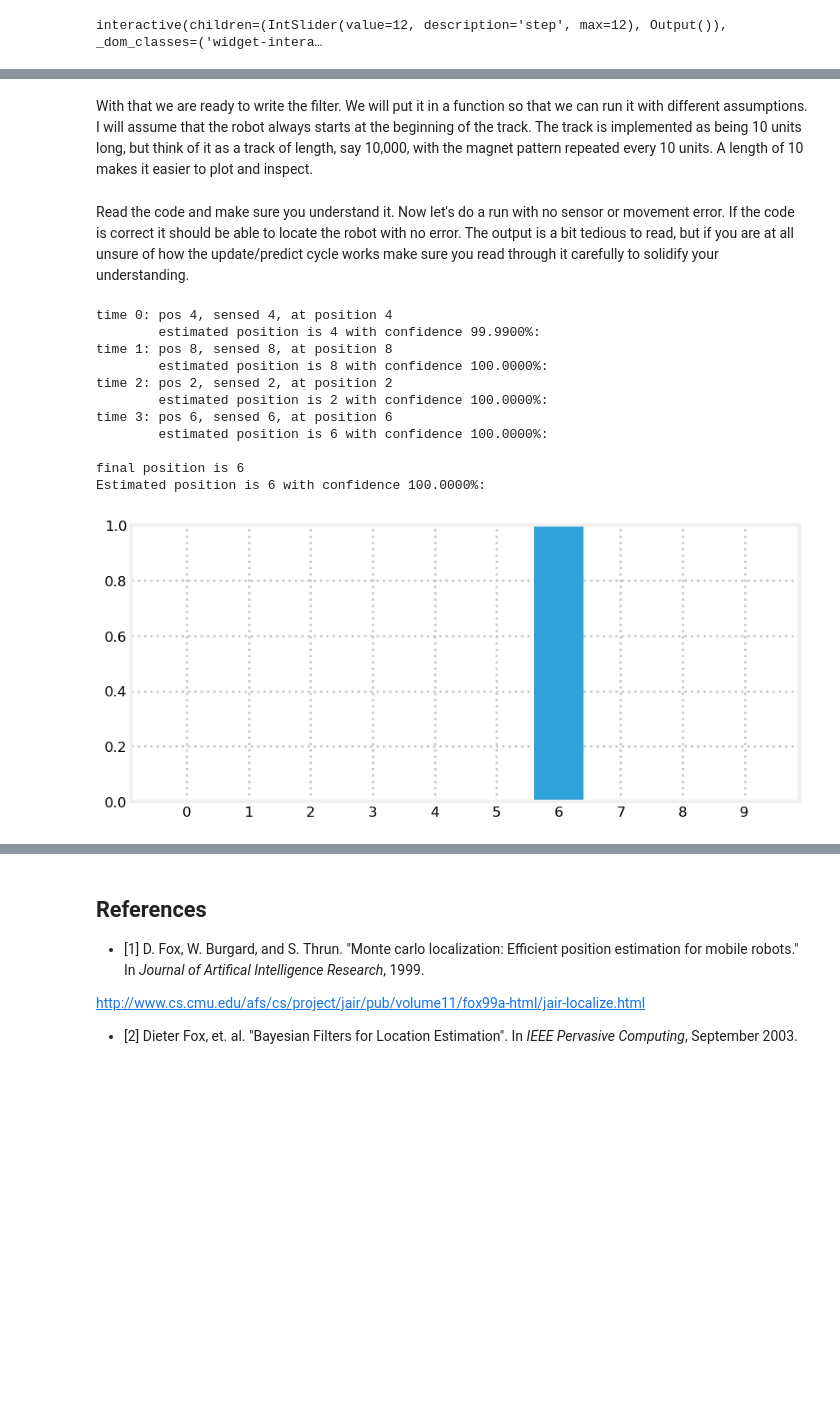
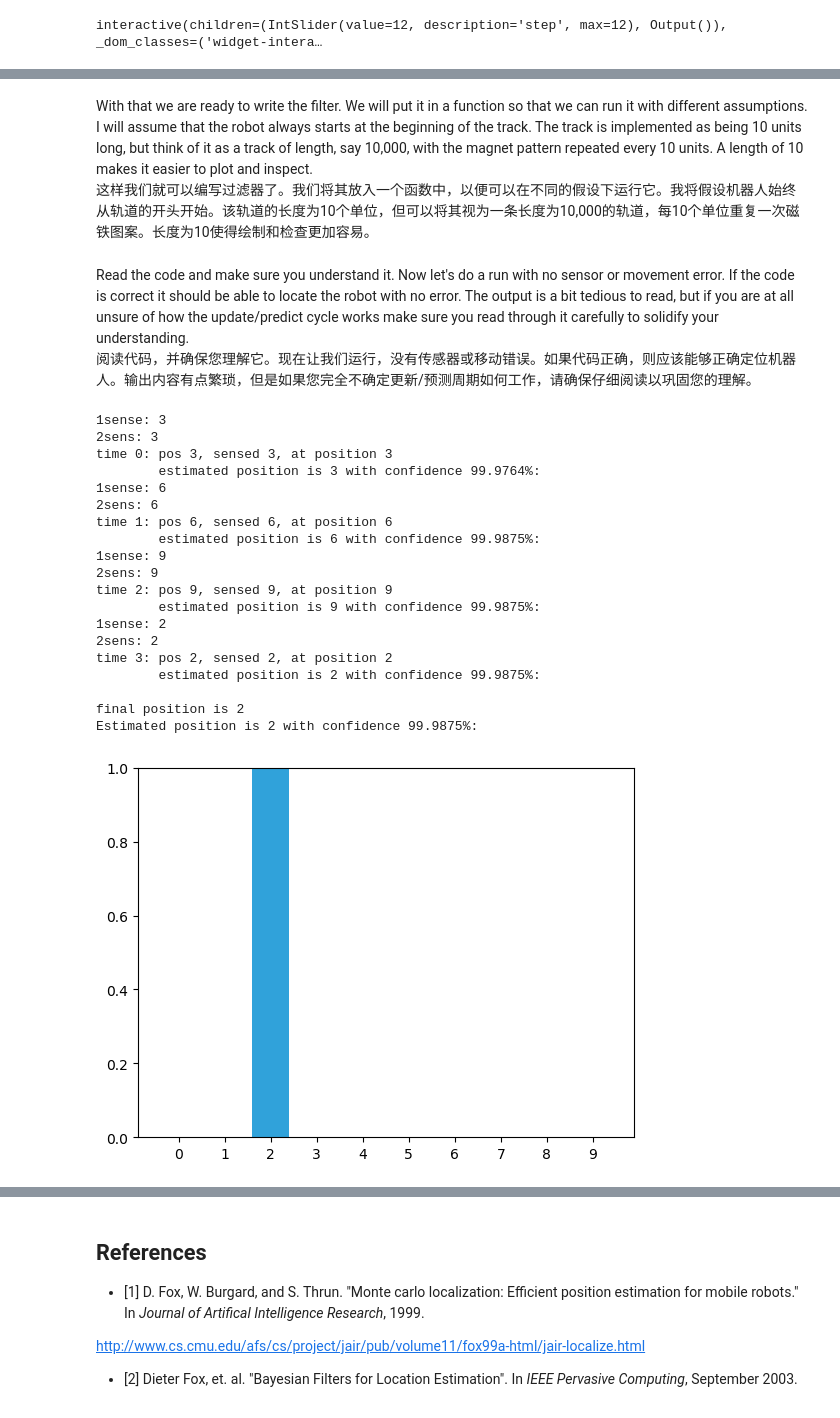
Before and after one commit to bccw-ai/Kalman-and-Bayesian-Filters-in-Python, a Jupyter notebook: 02-Discrete-Bayes.ipynb, the cells around one changed output, grey strips where cells are left out. Saved outputs shown, nothing was run; the diff lists cells and outputs as text; code cells hidden in the pictures; blank space fills up the shorter version.

```diff
--- a/02-Discrete-Bayes.ipynb
+++ b/02-Discrete-Bayes.ipynb
@@ -1087,39 +1082,58 @@ class Train(object):
         self.track_len = track_len
         self.pos = 0
         self.kernel = kernel
+        #print(">", self.kernel)
         self.sensor_accuracy = sensor_accuracy
 
     def move(self, distance=1):
         """ move in the specified direction
-        with some small chance of error"""
+        with some small chance of error
+        沿指定方向移动 出现错误的机会很小"""
 
         self.pos += distance
         # insert random movement error according to kernel
+        # 根据内核插入随机运动误差，random.random()生成0和1之间的随机浮点数float，
         r = random.random()
         s = 0
         offset = -(len(self.kernel) - 1) / 2
+        # 如果随机数r比kernel大，就增加offset，
         for k in self.kernel:
             s += k
-            if r <= s:
+            if r <= s:  # r: 0.625720304108054 ; s: 0
                 break
             offset += 1
+        """
+        print(                             "self.pos =",
+              int((self.pos + offset) % self.track_len),
+                                                    "=",
+                                                    "(",
+                                               self.pos,
+                                                    "+",
+                                                 offset,
+                                                    ")",
+                                                    "%",
+                                          self.track_len)
+        """
         self.pos = int((self.pos + offset) % self.track_len)
         return self.pos
 
     def sense(self):
         pos = self.pos
+        print("1sense:", pos)
          # insert random sensor error
         if random.random() > self.sensor_accuracy:
+            #print("random and s.a.:", random.random(), self.sensor_accuracy)
             if random.random() > 0.5:
                 pos += 1
             else:
                 pos -= 1
+        print("2sens:", pos)
         return pos
 # %% [markdown]
 With that we are ready to write the filter. We will put it in a function so that we can run it with different assumptions. I will assume that the robot always starts at the beginning of the track. The track is implemented as being 10 units long, but think of it as a track of length, say 10,000, with the magnet pattern repeated every 10 units. A length of 10 makes it easier to plot and inspect.
+这样我们就可以编写过滤器了。我们将其放入一个函数中，以便可以在不同的假设下运行它。我将假设机器人始终从轨道的开头开始。该轨道的长度为10个单位，但可以将其视为一条长度为10,000的轨道，每10个单位重复一次磁铁图案。长度为10使得绘制和检查更加容易。
 # %%
-def train_filter(iterations, kernel, sensor_accuracy,
-             move_distance, do_print=True):
+def train_filter(iterations, kernel, sensor_accuracy, move_distance, do_print=True):
     track = np.array([0, 1, 2, 3, 4, 5, 6, 7, 8, 9])
     prior = np.array([.9] + [0.01]*9)
     posterior = prior[:]
@@ -1127,13 +1141,13 @@ def train_filter(iterations, kernel, sensor_accuracy,
 
     robot = Train(len(track), kernel, sensor_accuracy)
     for i in range(iterations):
-        # move the robot and
+        # move the robot and  移动机器人并
         robot.move(distance=move_distance)
 
-        # peform prediction
+        # peform prediction  表演预测
         prior = predict(posterior, move_distance, kernel)
 
-        #  and update the filter
+        # and update the filter 并更新过滤器
         m = robot.sense()
         likelihood = lh_hallway(track, m, sensor_accuracy)
         posterior = update(likelihood, prior)
@@ -1154,25 +1168,37 @@ def train_filter(iterations, kernel, sensor_accuracy,
                 index, posterior[index]*100))
 # %% [markdown]
 Read the code and make sure you understand it. Now let's do a run with no sensor or movement error. If the code is correct it should be able to locate the robot with no error. The output is a bit tedious to read, but if you are at all unsure of how the update/predict cycle works make sure you read through it carefully to solidify your understanding.
+阅读代码，并确保您理解它。现在让我们运行，没有传感器或移动错误。如果代码正确，则应该能够正确定位机器人。输出内容有点繁琐，但是如果您完全不确定更新/预测周期如何工作，请确保仔细阅读以巩固您的理解。
 # %%
 import random
 
+# seed( ) 用于指定随机数生成时所用算法开始的整数值。
+# 1.如果使用相同的seed( )值，则每次生成的随即数都相同；
+# 2.如果不设置这个值，则系统根据时间来自己选择这个值，此时每次生成的随机数因时间差异而不同
 random.seed(3)
 np.set_printoptions(precision=2, suppress=True, linewidth=60)
-train_filter(4, kernel=[1.], sensor_accuracy=.999,
-             move_distance=4, do_print=True)
+#train_filter(4, kernel=[1.], sensor_accuracy=.999, move_distance=4, do_print=True)
+train_filter(4, kernel=[.8, .1], sensor_accuracy=.999, move_distance=4, do_print=True)
 # %% [output]
-time 0: pos 4, sensed 4, at position 4
-        estimated position is 4 with confidence 99.9900%:
-time 1: pos 8, sensed 8, at position 8
-        estimated position is 8 with confidence 100.0000%:
-time 2: pos 2, sensed 2, at position 2
-        estimated position is 2 with confidence 100.0000%:
-time 3: pos 6, sensed 6, at position 6
-        estimated position is 6 with confidence 100.0000%:
+1sense: 3
+2sens: 3
+time 0: pos 3, sensed 3, at position 3
+        estimated position is 3 with confidence 99.9764%:
+1sense: 6
+2sens: 6
+time 1: pos 6, sensed 6, at position 6
+        estimated position is 6 with confidence 99.9875%:
+1sense: 9
+2sens: 9
+time 2: pos 9, sensed 9, at position 9
+        estimated position is 9 with confidence 99.9875%:
+1sense: 2
+2sens: 2
+time 3: pos 2, sensed 2, at position 2
+        estimated position is 2 with confidence 99.9875%:
 
-final position is 6
-Estimated position is 6 with confidence 100.0000%:
+final position is 2
+Estimated position is 2 with confidence 99.9875%:
-[figure, old version]
+[figure, new version]
 # %% [markdown]
 We can see that the code was able to perfectly track the robot so we should feel reasonably confident that the code is working. Now let's see how it fairs with some errors.
```
Also changed, not shown: parts of 17 cells of this notebook.
